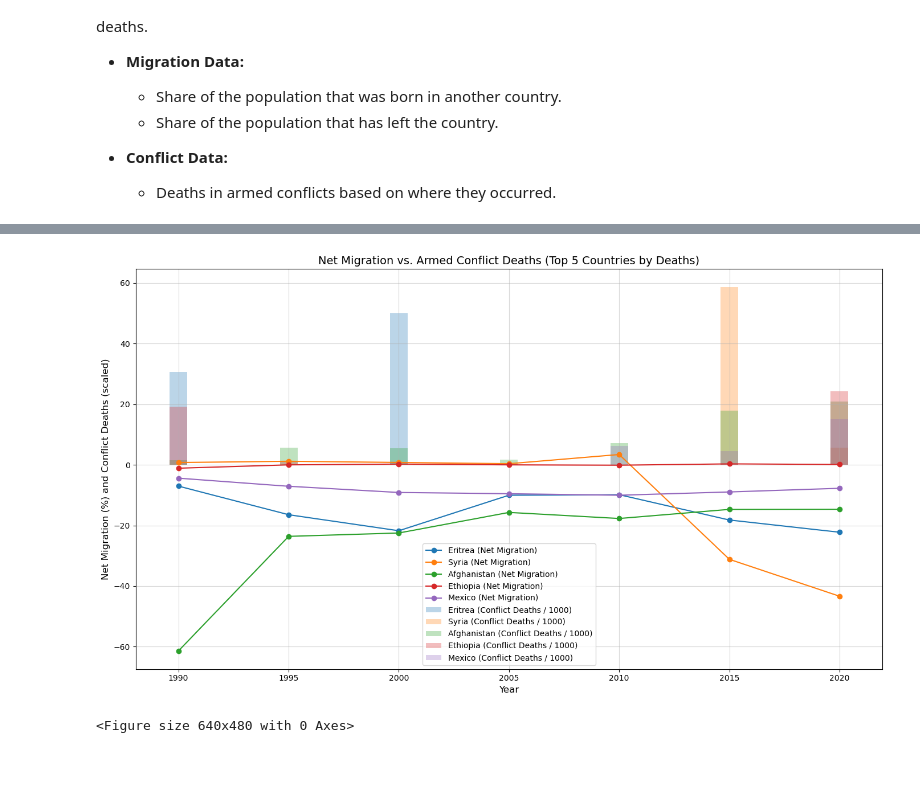
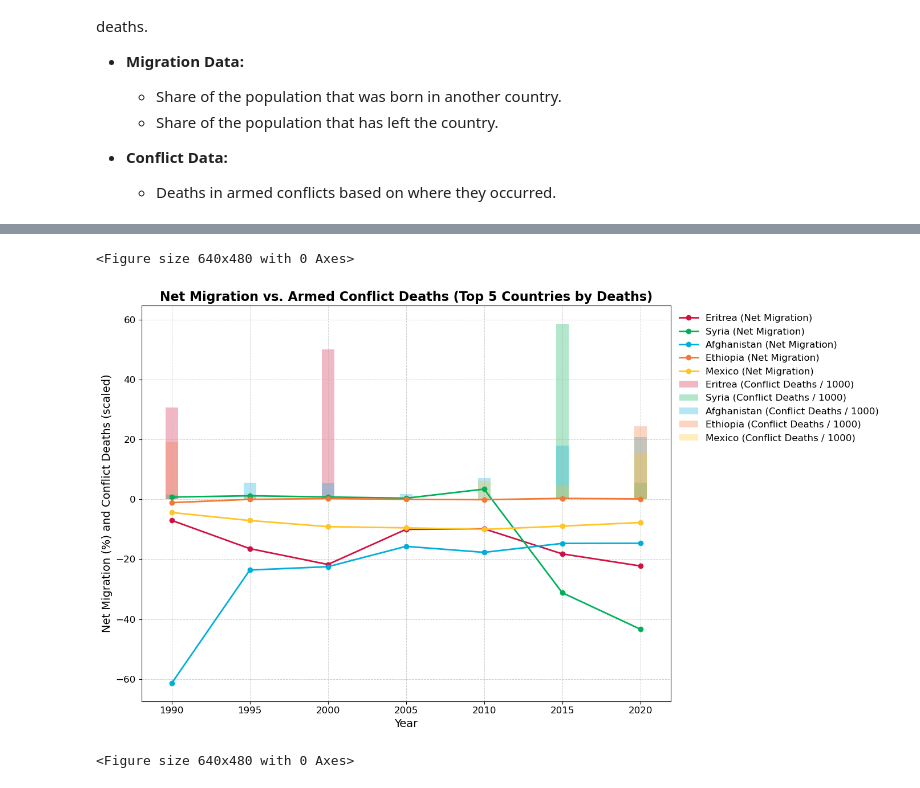
Before and after one commit to anshimathur/group-4-project-1, a Jupyter notebook: migration_deaths_in_armed_conflicts_analysis.ipynb, the cells around one changed output, grey strips where cells are left out. Cells and saved outputs as stored; diff of their text form; code cells hidden in the pictures.

Commit message:
Updated graph colors

```diff
--- a/migration_deaths_in_armed_conflicts_analysis.ipynb
+++ b/migration_deaths_in_armed_conflicts_analysis.ipynb
@@ -102,38 +136,59 @@ country_death_totals = merged_data.groupby("Entity")["Conflict Deaths"].sum().so
 top_countries = country_death_totals.head(5).index.tolist()
 filtered_data = merged_data[merged_data["Entity"].isin(top_countries)]
 # %%
-# Plot this mf (OPTIONAL VERSION w/ TOP COUNTRIES BASED ON DEATHS)
+# Clear figure
 plt.clf()
 plt.figure(figsize=(14, 8))
+
+# Define the new colors based on top conflict deaths ranking
+colors = {
+    top_countries[0]: "#d11141",  # Bright Red (1st highest death country)
+    top_countries[1]: "#00b159",  # Green (2nd highest death country)
+    top_countries[2]: "#00aedb",  # Light Blue (3rd highest death country)
+    top_countries[3]: "#f37735",  # Orange (4th highest death country)
+    top_countries[4]: "#ffc425"   # Yellow (5th highest death country)
+}
 
 # Plot Net Migration (%) as a line chart and overlay Conflict Deaths as bars
 for country in top_countries:
     country_data = filtered_data[filtered_data["Entity"] == country]
+
     plt.plot(
         country_data["Year"],
         country_data["Net Migration (%)"],
         label=f"{country} (Net Migration)",
-        marker='o'
+        marker='o',
+        linestyle='-',
+        linewidth=2,
+        markersize=6,
+        color=colors[country]  # Use assigned colors
     )
+
     plt.bar(
         country_data["Year"],
         country_data["Conflict Deaths"] / 1000,
         alpha=0.3,
+        color=colors[country],
         label=f"{country} (Conflict Deaths / 1000)"
     )
 
 # Customize the chart
-plt.title("Net Migration vs. Armed Conflict Deaths (Top 5 Countries by Deaths)", fontsize=14)
-plt.xlabel("Year", fontsize=12)
-plt.ylabel("Net Migration (%) and Conflict Deaths (scaled)", fontsize=12)
-plt.legend()
-plt.grid(alpha=0.5)
+plt.title("Net Migration vs. Armed Conflict Deaths (Top 5 Countries by Deaths)", fontsize=16, fontweight='bold')
+plt.xlabel("Year", fontsize=14)
+plt.ylabel("Net Migration (%) and Conflict Deaths (scaled)", fontsize=14)
+plt.xticks(fontsize=12)
+plt.yticks(fontsize=12)
+plt.grid(True, linestyle='--', linewidth=0.7, alpha=0.6)
+
+# Improve legend placement
+plt.legend(loc="upper left", bbox_to_anchor=(1,1), fontsize=12, frameon=False)
 plt.tight_layout()
 
 # Display the chart
 plt.show()
 # %% [output]
+<Figure size 640x480 with 0 Axes>
-[figure, old version]
+[figure, new version]
 # %%
 # Different graph with the goal of showing a better representation of the death data. (It was worse and this was a waste of time)
 
```
Also changed, not shown: parts of 1 cell of this notebook.
